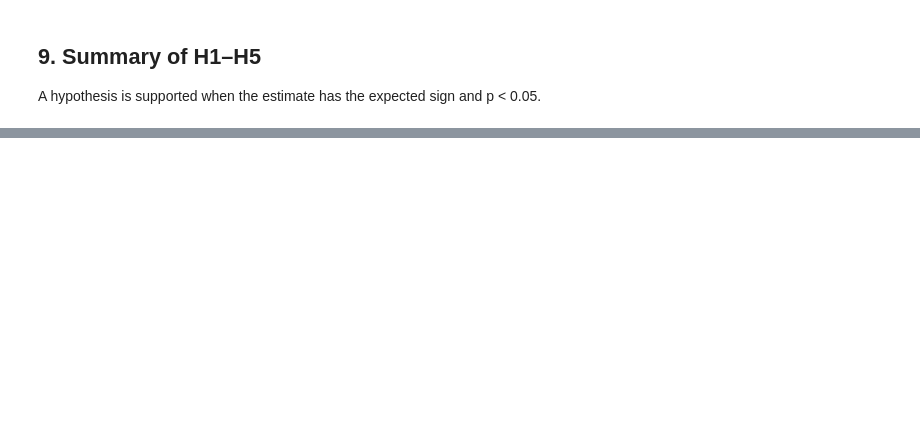
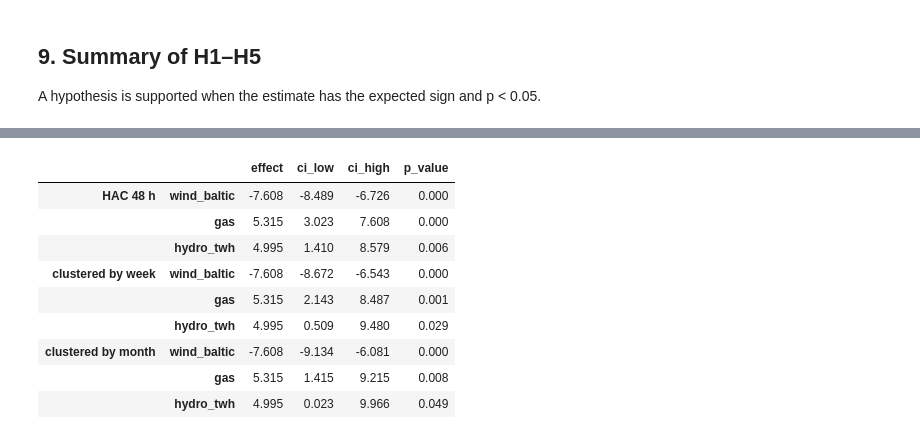
Before and after one commit to MangirdasMikalkenas/Weather_as_a_price_driver_-_Lithuanian_day-ahead_power_prices-_2023-2026, a Jupyter notebook: notebooks/01_price_drivers.ipynb, the cells around one changed output, grey strips where cells are left out. Drawn from its saved outputs; the diff is of its cells as text; code cells hidden in the pictures; blank space fills up the shorter version.

```diff
--- a/notebooks/01_price_drivers.ipynb
+++ b/notebooks/01_price_drivers.ipynb
@@ -465,0 +486,26 @@ Dose–response monotonic (rank correlation): -1.00
+# %%
+# 2. Standard errors: slow variables (gas, hydro) need errors that allow correlation over weeks
+d["week_id"] = pd.factorize(d["ts_local"].dt.strftime("%G-%V"))[0]
+d["month_id"] = pd.factorize(d["ts_local"].dt.strftime("%Y-%m"))[0]
+formula = f"price ~ wind_baltic + wind_nordic + wind_continental + {CONTROLS}"
+se_check = {}
+for label, kwargs in {
+    "HAC 48 h": HAC,
+    "clustered by week": {"cov_type": "cluster", "cov_kwds": {"groups": d["week_id"].to_numpy()}},
+    "clustered by month": {"cov_type": "cluster", "cov_kwds": {"groups": d["month_id"].to_numpy()}},
+}.items():
+    m = smf.ols(formula, data=d).fit(**kwargs)
+    for var in ["wind_baltic", "gas", "hydro_twh"]:
+        se_check[(label, var)] = effect(m, var, 10)
+pd.DataFrame(se_check).T.round(3)
+# %% [output]
+|  |  | effect | ci_low | ci_high | p_value |
+| HAC 48 h | wind_baltic | -7.608 | -8.489 | -6.726 | 0.000 |
+|  | gas | 5.315 | 3.023 | 7.608 | 0.000 |
+|  | hydro_twh | 4.995 | 1.410 | 8.579 | 0.006 |
+| clustered by week | wind_baltic | -7.608 | -8.672 | -6.543 | 0.000 |
+|  | gas | 5.315 | 2.143 | 8.487 | 0.001 |
+|  | hydro_twh | 4.995 | 0.509 | 9.480 | 0.029 |
+| clustered by month | wind_baltic | -7.608 | -9.134 | -6.081 | 0.000 |
+|  | gas | 5.315 | 1.415 | 9.215 | 0.008 |
+|  | hydro_twh | 4.995 | 0.023 | 9.966 | 0.049 |
```
Also changed, not shown: parts of 14 cells of this notebook, 7 other files.
